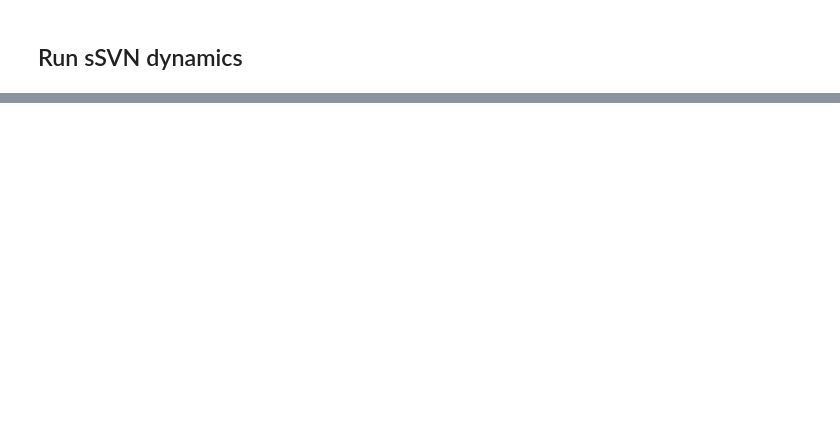
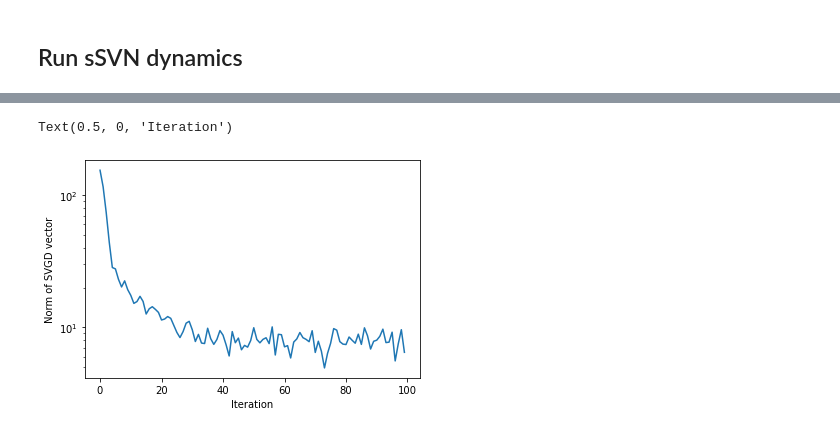
Before and after one commit to leviyevalex/sSVN_GW, a Jupyter notebook: notebooks/rosenbrock_tutorial.ipynb, the cells around one changed output, grey strips where cells are left out. Cells and saved outputs as stored; diff of their text form; code cells hidden in the pictures; blank space fills up the shorter version.

```diff
--- a/notebooks/rosenbrock_tutorial.ipynb
+++ b/notebooks/rosenbrock_tutorial.ipynb
@@ -72,0 +92,10 @@ corner.corner(ground_truth_samples[0:X1.shape[0]], fig=fig1)
+# %%
+plt.yscale('log')
+plt.plot(norms['vsvn'])
+plt.ylabel('Norm of SVGD vector')
+plt.xlabel('Iteration')
+
+# norms['vsvn']
+# %% [output]
+Text(0.5, 0, 'Iteration')
+[figure, added]
```
Also changed, not shown: parts of 6 cells of this notebook, 6 other files.
